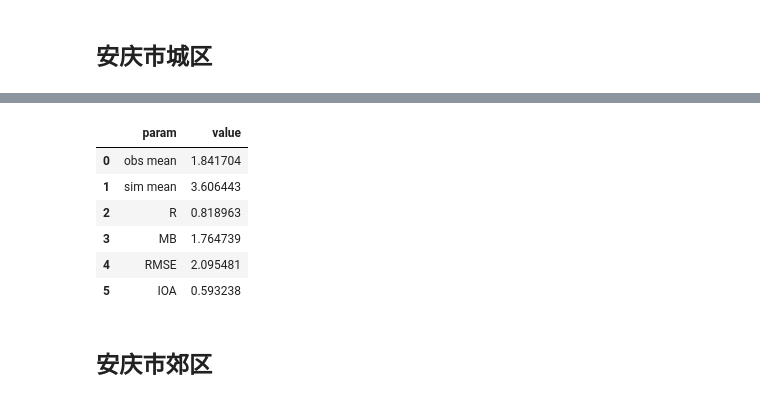
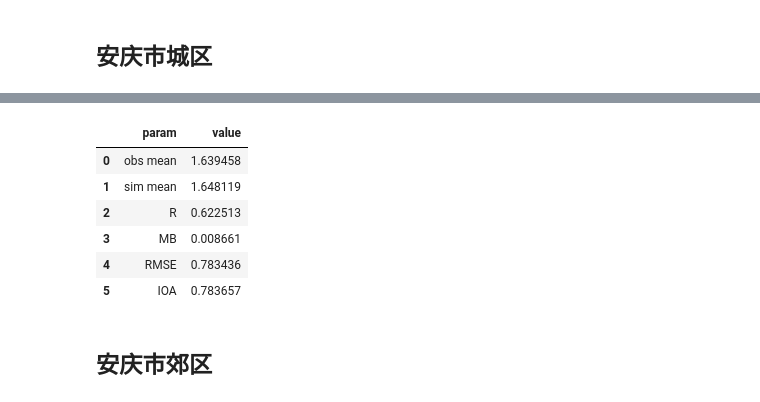
Before and after one commit to Iphisxu/Anqing, a Jupyter notebook: April/Data_evaluation/ws10.ipynb, the cells around one changed output, grey strips where cells are left out. Cells and saved outputs as stored; diff of their text form; code cells hidden in the pictures.

```diff
--- a/April/Data_evaluation/ws10.ipynb
+++ b/April/Data_evaluation/ws10.ipynb
@@ -14,9 +14,9 @@ import matplotlib.pyplot as plt
 import warnings
 warnings.filterwarnings("ignore")
 # %%
-ncfile = 'F:/Data/case_anqing/compressed_met.nc'
+ncfile = 'F:/Data/case_anqing/April/April_met.nc'
 var = 'WSPD10'
-varch = '风速'
+varch = '风速(m/s)'
 
 title = 'WS10'
 units = 'm/s'
@@ -60,7 +60,7 @@ me.evaluation_frame(obs, sim, df)
 ## 安庆市城区
 # %%
 shpfile = 'F:/Data/case_anqing/shapefile/Anqing_urban/urban.shp'
-xlsfile = 'F:/Data/case_anqing/obs_202302_fromlzj/urban.xlsx'
+xlsfile = 'F:/Data/case_anqing/April/obsdata/urban.xlsx'
 
 df, sim, obs = me.get_var(ncfile,var,shpfile,xlsfile,varch)
 # %% [output]
@@ -85,13 +85,13 @@ plt.show()
 # %%
-me.evaluation_frame(obs, sim, df)
+me.evaluation_frame(obs, sim*0.5, df)
 # %% [output]
 |  | param | value |
-| 0 | obs mean | 1.841704 |
-| 1 | sim mean | 3.606443 |
-| 2 | R | 0.818963 |
-| 3 | MB | 1.764739 |
-| 4 | RMSE | 2.095481 |
-| 5 | IOA | 0.593238 |
+| 0 | obs mean | 1.639458 |
+| 1 | sim mean | 1.648119 |
+| 2 | R | 0.622513 |
+| 3 | MB | 0.008661 |
+| 4 | RMSE | 0.783436 |
+| 5 | IOA | 0.783657 |
 # %% [markdown]
 ## 安庆市郊区
 # %%
```
Also changed, not shown: parts of 5 cells of this notebook, 3 other files.
